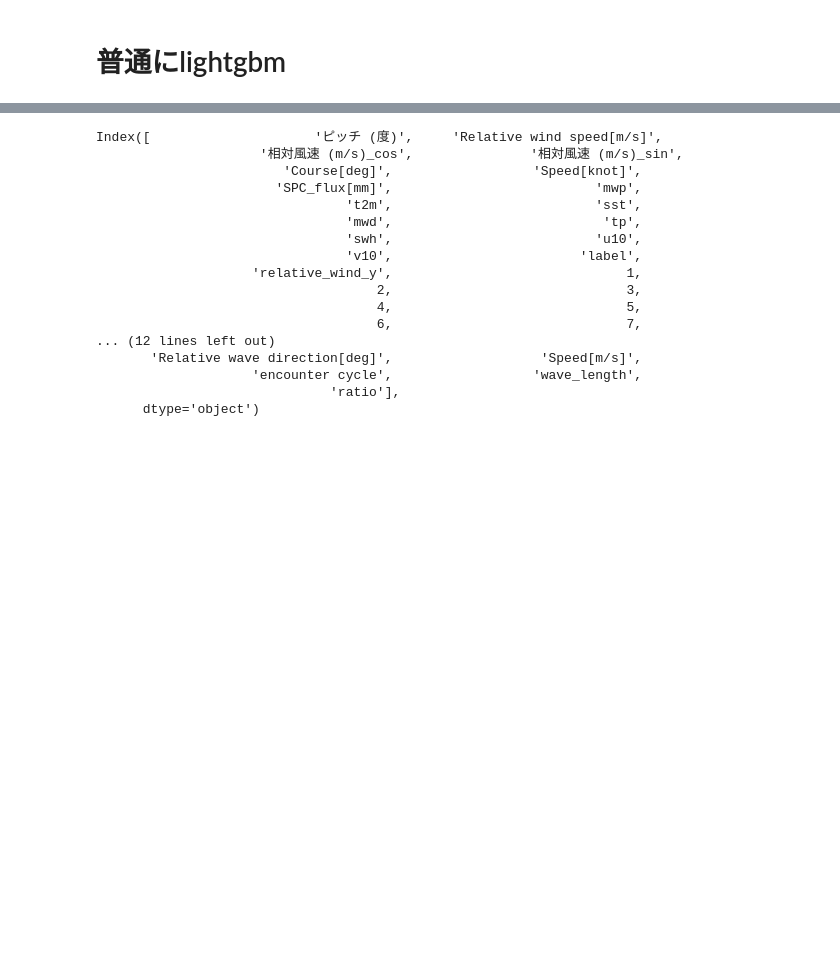
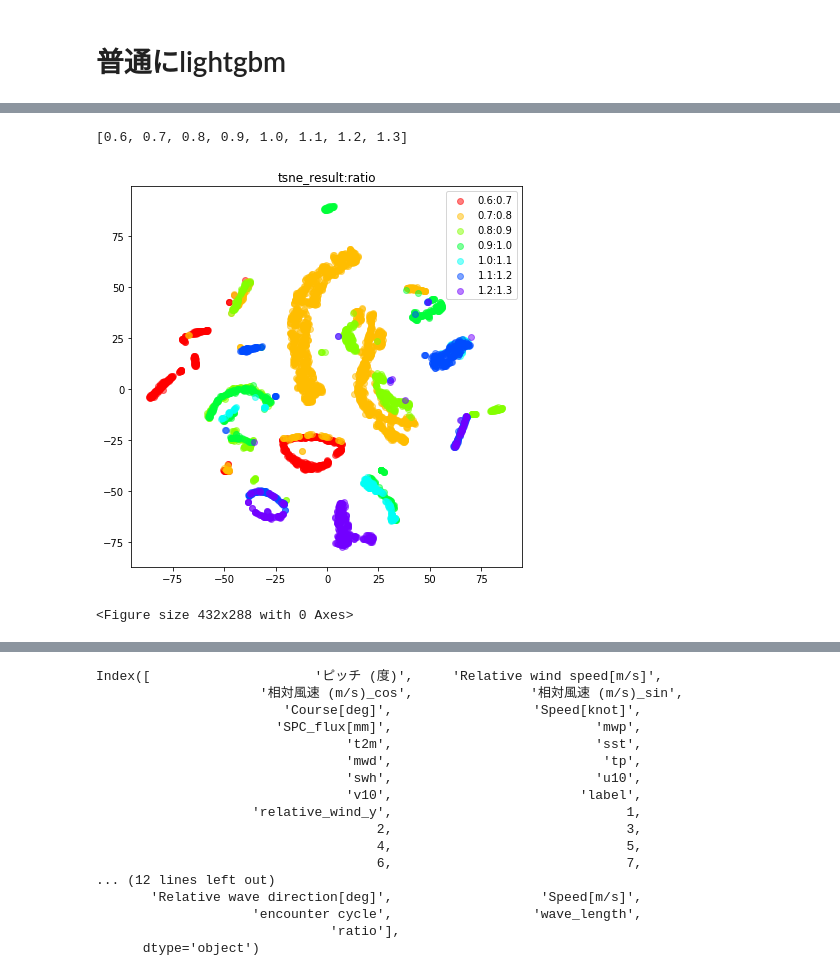
Before and after one commit to supikiti/soturon, a Jupyter notebook: modeling.ipynb, the cells around one changed output, grey strips where cells are left out. Drawn from its saved outputs; the diff is of its cells as text; code cells hidden in the pictures; blank space fills up the shorter version.

```diff
--- a/modeling.ipynb
+++ b/modeling.ipynb
@@ -66,0 +172,24 @@ print(len(df_copy), len(df_copy[df_copy['label'] != 0.0]), len(df_copy[df_copy['
+# %%
+import matplotlib.cm as cm
+
+for_label = "label"
+label = df_copy.loc[:, for_label]
+kaikyuti = [i/10 for i in range(6, 14, 1)]
+print(kaikyuti)
+#kaikyuti = [-100, 0, 0.28, 10000]
+
+plt.figure(figsize=(7, 7))
+for i in range(0, len(kaikyuti)-1):
+    start = kaikyuti[i]
+    end = kaikyuti[i+1]
+    transformed_kaikyu = transformed[(label > start) & (label <= end)]
+    plt.scatter(transformed_kaikyu[:, 0], transformed_kaikyu[:, 1], color=cm.hsv(i/len(kaikyuti)),
+                label="{}:{}".format(start, end), alpha=0.5)
+plt.legend()
+plt.title("tsne_result:{}".format(for_label))
+plt.show()
+plt.savefig("tsne_result:{}".format(for_label))
+# %% [output]
+[0.6, 0.7, 0.8, 0.9, 1.0, 1.1, 1.2, 1.3]
+[figure, added]
+<Figure size 432x288 with 0 Axes>
```
Also changed, not shown: parts of 31 cells of this notebook.
